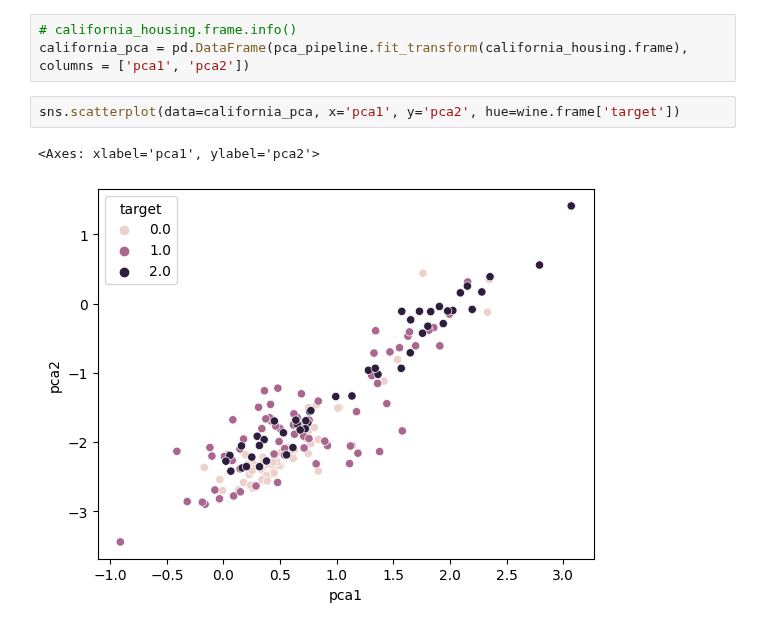
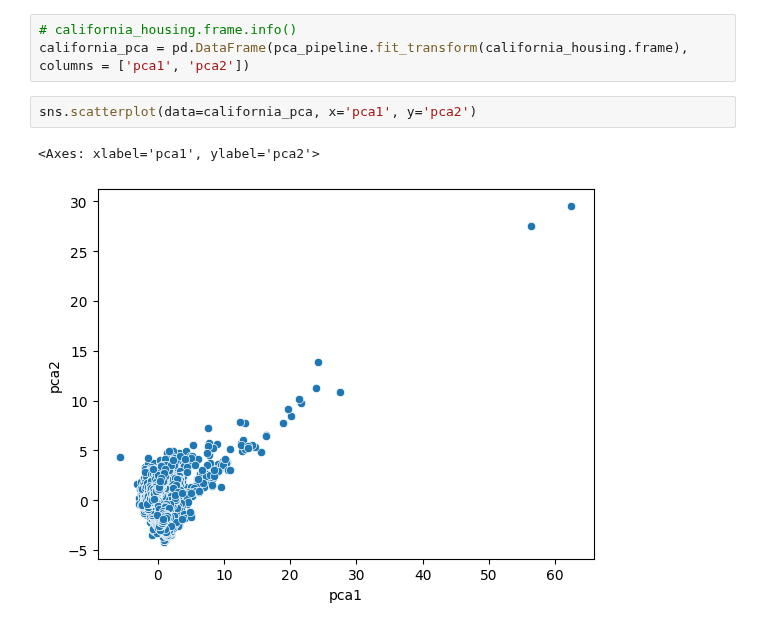
Before and after one commit to 11jolek11/BigData, a Jupyter notebook: List5.ipynb, the cells around one changed output. Drawn from its saved outputs; the diff is of its cells as text.

Commit message:
California housing dataset -- fix

```diff
--- a/List5.ipynb
+++ b/List5.ipynb
@@ -79,7 +79,7 @@ sns.scatterplot(data=wine_pca, x='pca1', y='pca2', hue=wine.frame['target'])
 # california_housing.frame.info()
 california_pca = pd.DataFrame(pca_pipeline.fit_transform(california_housing.frame), columns = ['pca1', 'pca2'])
 # %%
-sns.scatterplot(data=california_pca, x='pca1', y='pca2', hue=wine.frame['target'])
+sns.scatterplot(data=california_pca, x='pca1', y='pca2')
 # %% [output]
 <Axes: xlabel='pca1', ylabel='pca2'>
-[figure, old version]
+[figure, new version]
```
